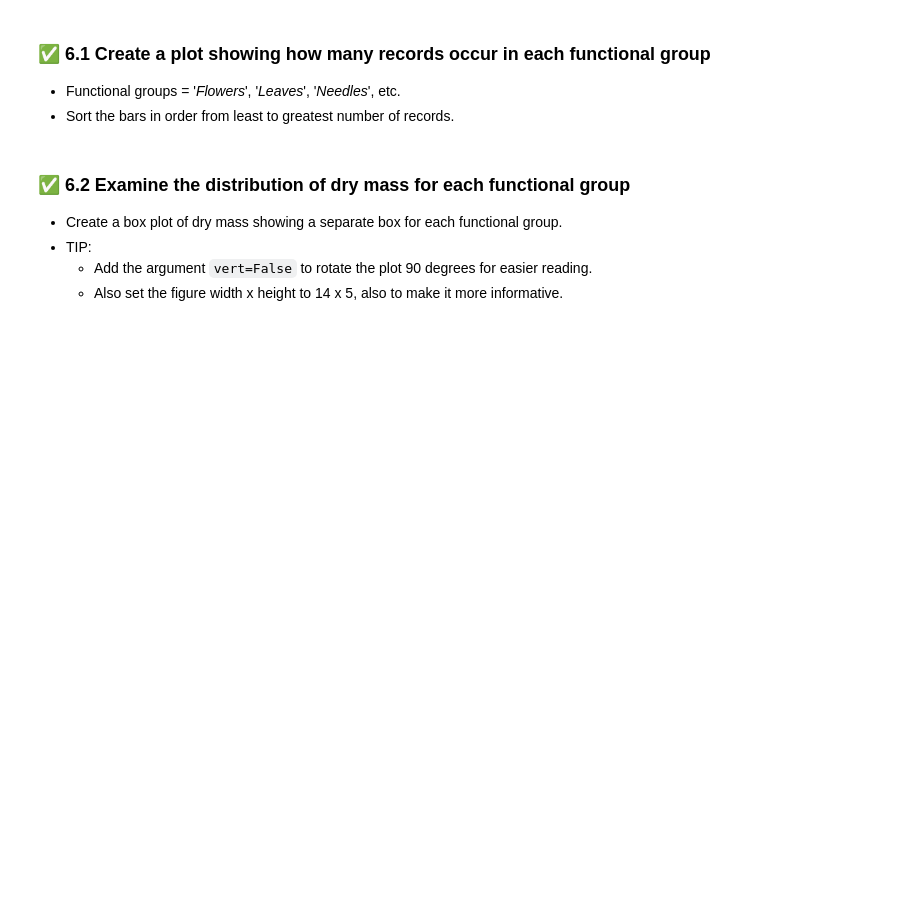
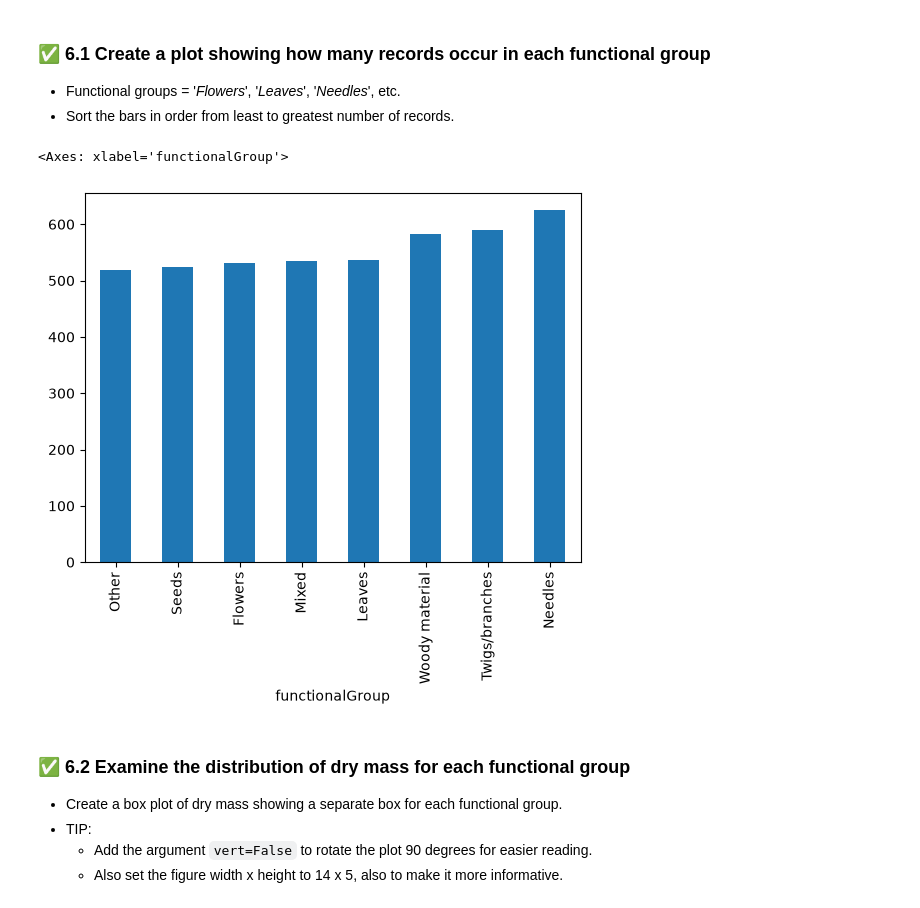
Before and after one commit to maya-schroder/ENV700, a Jupyter notebook: assingments/mis32_A3-Data-Exploration.ipynb, the cells around one changed output. Cells and saved outputs as stored; diff of their text form; code cells hidden in the pictures; blank space fills up the shorter version.

```diff
--- a/assingments/mis32_A3-Data-Exploration.ipynb
+++ b/assingments/mis32_A3-Data-Exploration.ipynb
@@ -142,3 +233,17 @@ Litter.head()
 * `siteID`, `plotID`, `trapID`, and `functionalGroup` should be imported as categories.
 * `weighDate`, `setDate`, and `collectDate` should be imported as dates. Set the date format explicitly.
 * After importing show the dtypes of the dataframe.
+# %%
+Litter = pd.read_csv(
+    raw_data,
+    dtype={
+        'siteID':'category',
+        'plotID':'category',
+        'trapID':'category',
+        'functionalGroup':'category'
+    },
+    parse_dates=["weighDate","setDate","collectDate"],
+    date_format="%Y-%m-%d"
+)
+
+Litter.dtypes
@@ -160,6 +312,11 @@ Litter.head()
 ### ✅ 6.1 Create a plot showing how many records occur in each functional group
 * Functional groups = '*Flowers*', '*Leaves*', '*Needles*', etc.
 * Sort the bars in order from least to greatest number of records.
+# %%
+Litter["functionalGroup"].value_counts().sort_values().plot(kind="bar")
+# %% [output]
+<Axes: xlabel='functionalGroup'>
+[figure, added]
 # %% [markdown]
 ### ✅ 6.2 Examine the distribution of dry mass for each functional group
 * Create a box plot of dry mass showing a separate box for each functional group.
```
Also changed, not shown: parts of 25 cells of this notebook.
